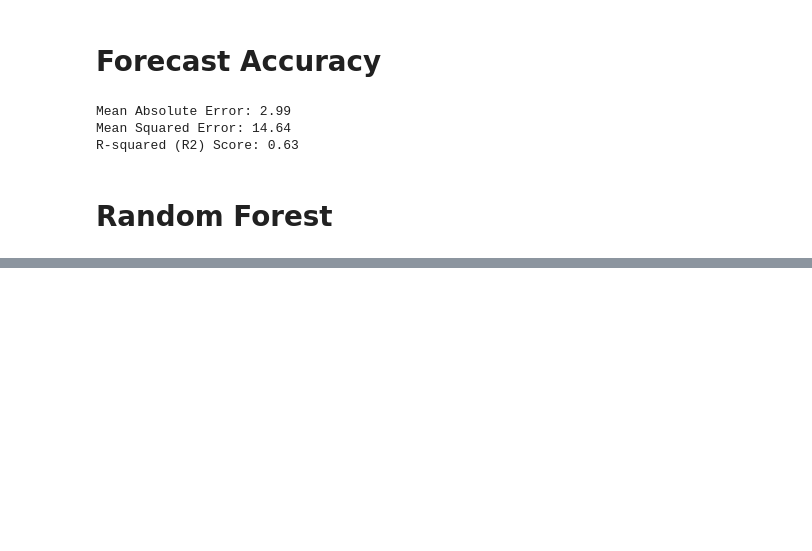
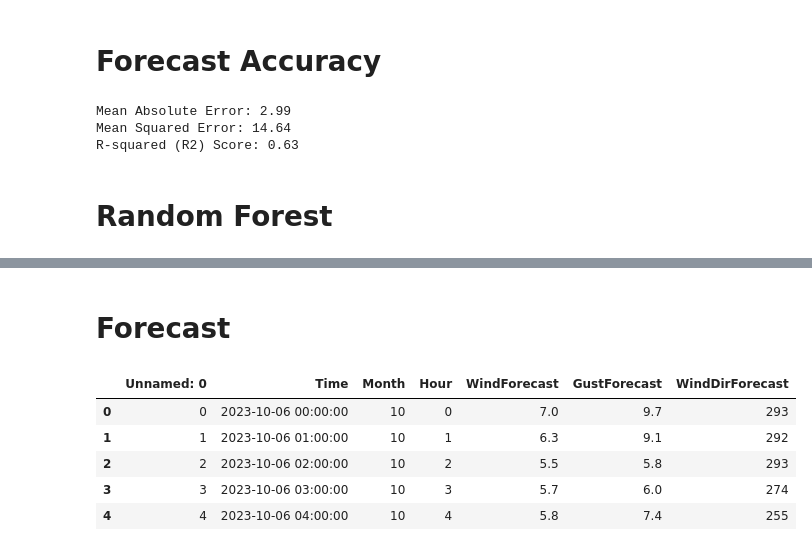
Before and after one commit to KrystianPi/WindPRO, a Jupyter notebook: train.ipynb, the cells around one changed output, grey strips where cells are left out. Saved outputs shown, nothing was run; the diff lists cells and outputs as text; code cells hidden in the pictures; blank space fills up the shorter version.

```diff
--- a/train.ipynb
+++ b/train.ipynb
@@ -182 +183,13 @@ Mean Squared Error: 8.61
 R-squared (R2) Score: 0.78
+# %% [markdown]
+# Forecast
+# %%
+df_forecast = pd.read_csv('data_collection_notebooks/forecast.csv')
+df_forecast.head()
+# %% [output]
+|  | Unnamed: 0 | Time | Month | Hour | WindForecast | GustForecast | WindDirForecast |
+| 0 | 0 | 2023-10-06 00:00:00 | 10 | 0 | 7.0 | 9.7 | 293 |
+| 1 | 1 | 2023-10-06 01:00:00 | 10 | 1 | 6.3 | 9.1 | 292 |
+| 2 | 2 | 2023-10-06 02:00:00 | 10 | 2 | 5.5 | 5.8 | 293 |
+| 3 | 3 | 2023-10-06 03:00:00 | 10 | 3 | 5.7 | 6.0 | 274 |
+| 4 | 4 | 2023-10-06 04:00:00 | 10 | 4 | 5.8 | 7.4 | 255 |
```
Also changed, not shown: parts of 15 cells of this notebook.
